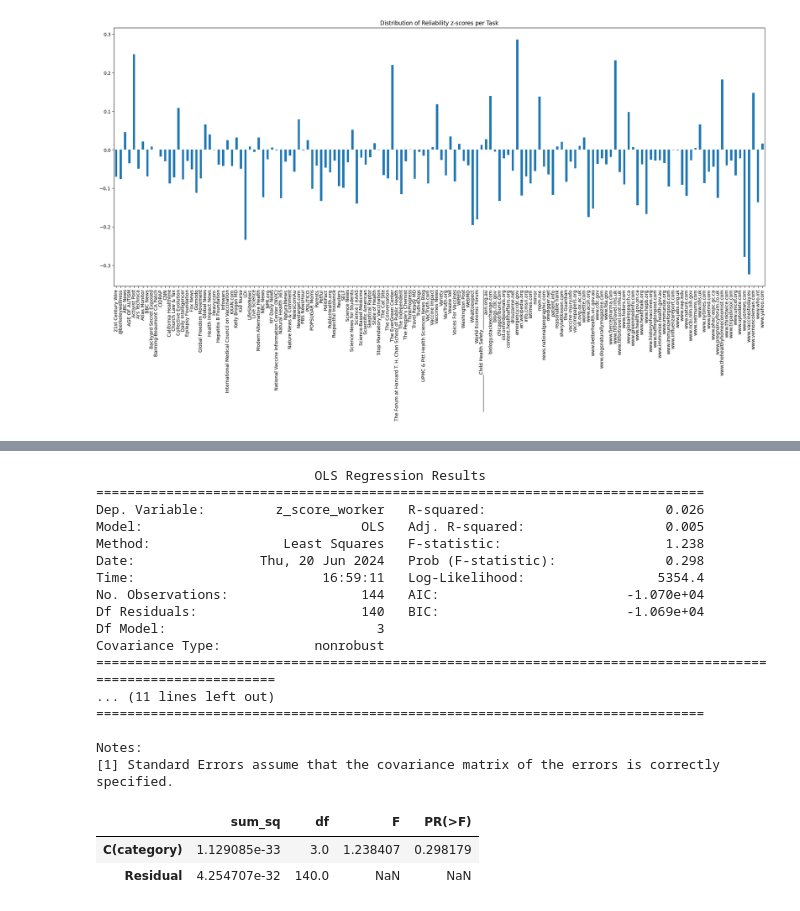
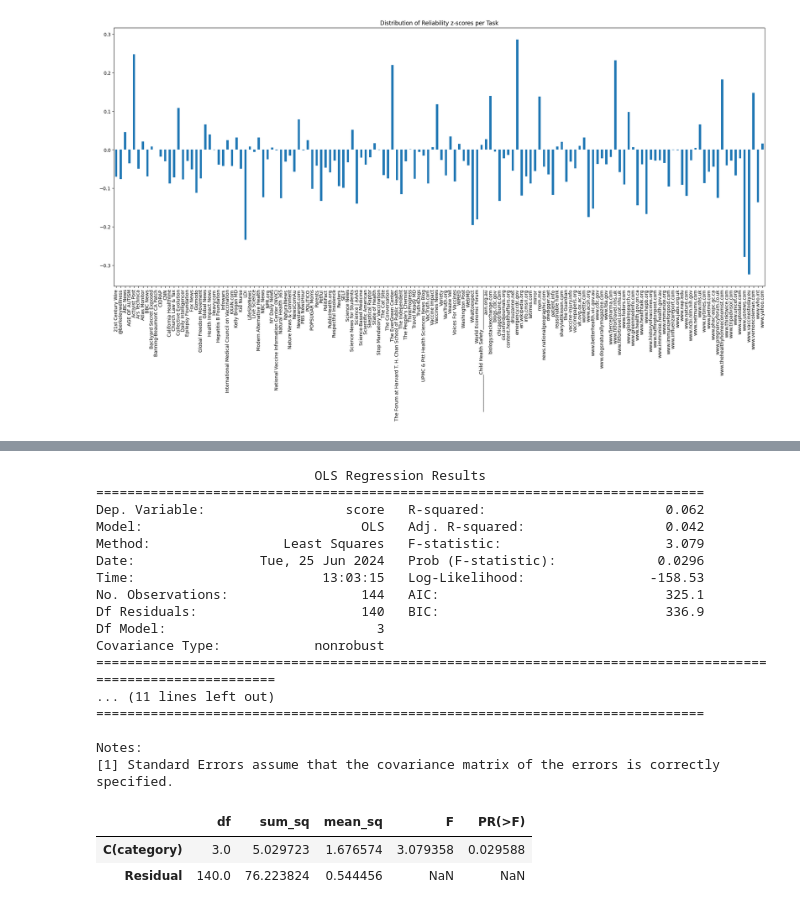
Before and after one commit to bbjoverbeek/credibility-conundrum, a Jupyter notebook: 2_publisher_annotations.ipynb, the cells around one changed output, grey strips where cells are left out. Cells and saved outputs as stored; diff of their text form; code cells hidden in the pictures.

```diff
--- a/2_publisher_annotations.ipynb
+++ b/2_publisher_annotations.ipynb
@@ -166,0 +158,9 @@ NormaltestResult(statistic=30.107906743323273, pvalue=2.8983519411525883e-07)
+# %%
+# filter df to remove `cannot find` items
+df_filtered4 = stats_df[
+    (stats_df['category'] != 'undefined')
+]
+
+# print(f'The resulting categories are: {df_filtered4["category"].unique()}')
+
+df_filtered4.head()
@@ -214,27 +235,27 @@ df_filtered4.boxplot(column=score_column, by='category', rot=20)
 # %%
 model = ols(f'{score_column} ~ C(category)', data=df_filtered4).fit()
 
 print(model.summary())
 
-sm.stats.anova_lm(model, typ=2)
+sm.stats.anova_lm(model, typ=1)
 # %% [output]
                             OLS Regression Results
 ==============================================================================
-Dep. Variable:         z_score_worker   R-squared:                       0.026
-Model:                            OLS   Adj. R-squared:                  0.005
-Method:                 Least Squares   F-statistic:                     1.238
-Date:                Thu, 20 Jun 2024   Prob (F-statistic):              0.298
-Time:                        16:59:11   Log-Likelihood:                 5354.4
-No. Observations:                 144   AIC:                        -1.070e+04
-Df Residuals:                     140   BIC:                        -1.069e+04
+Dep. Variable:                  score   R-squared:                       0.062
+Model:                            OLS   Adj. R-squared:                  0.042
+Method:                 Least Squares   F-statistic:                     3.079
+Date:                Tue, 25 Jun 2024   Prob (F-statistic):             0.0296
+Time:                        13:03:15   Log-Likelihood:                -158.53
+No. Observations:                 144   AIC:                             325.1
+Df Residuals:                     140   BIC:                             336.9
 Df Model:                           3
 Covariance Type:            nonrobust
 =============================================================================================================
 ... (11 lines left out)
 ==============================================================================
 
 Notes:
 [1] Standard Errors assume that the covariance matrix of the errors is correctly specified.
-|  | sum_sq | df | F | PR(>F) |
-| C(category) | 1.129085e-33 | 3.0 | 1.238407 | 0.298179 |
-| Residual | 4.254707e-32 | 140.0 | NaN | NaN |
+|  | df | sum_sq | mean_sq | F | PR(>F) |
+| C(category) | 3.0 | 5.029723 | 1.676574 | 3.079358 | 0.029588 |
+| Residual | 140.0 | 76.223824 | 0.544456 | NaN | NaN |
```
Also changed, not shown: parts of 19 cells of this notebook.
